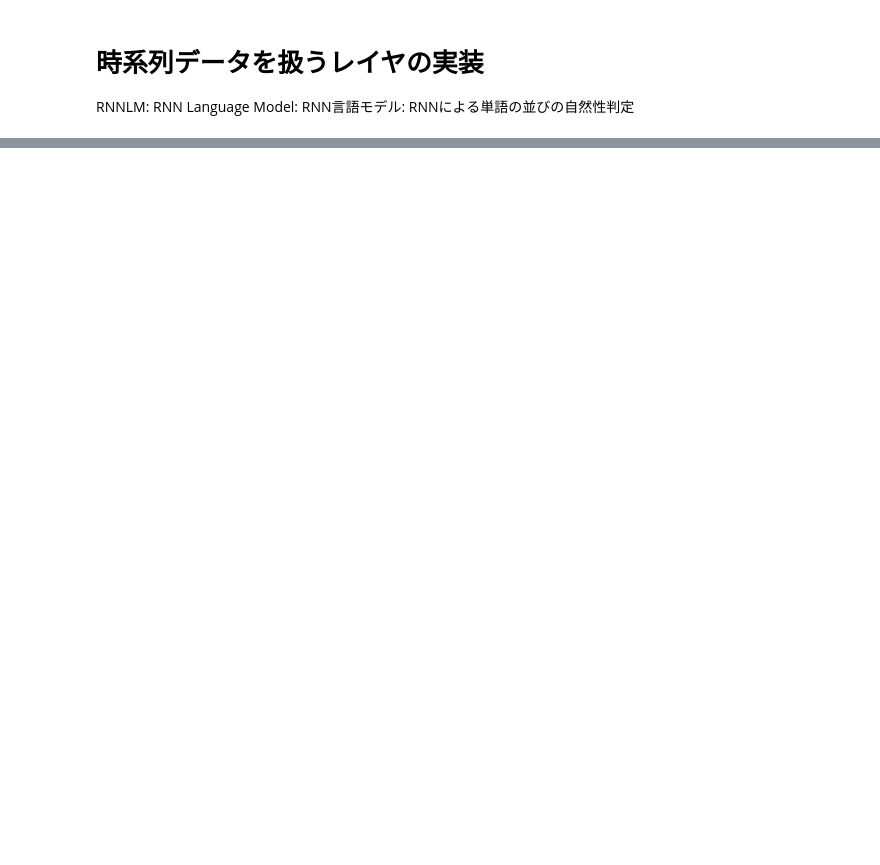
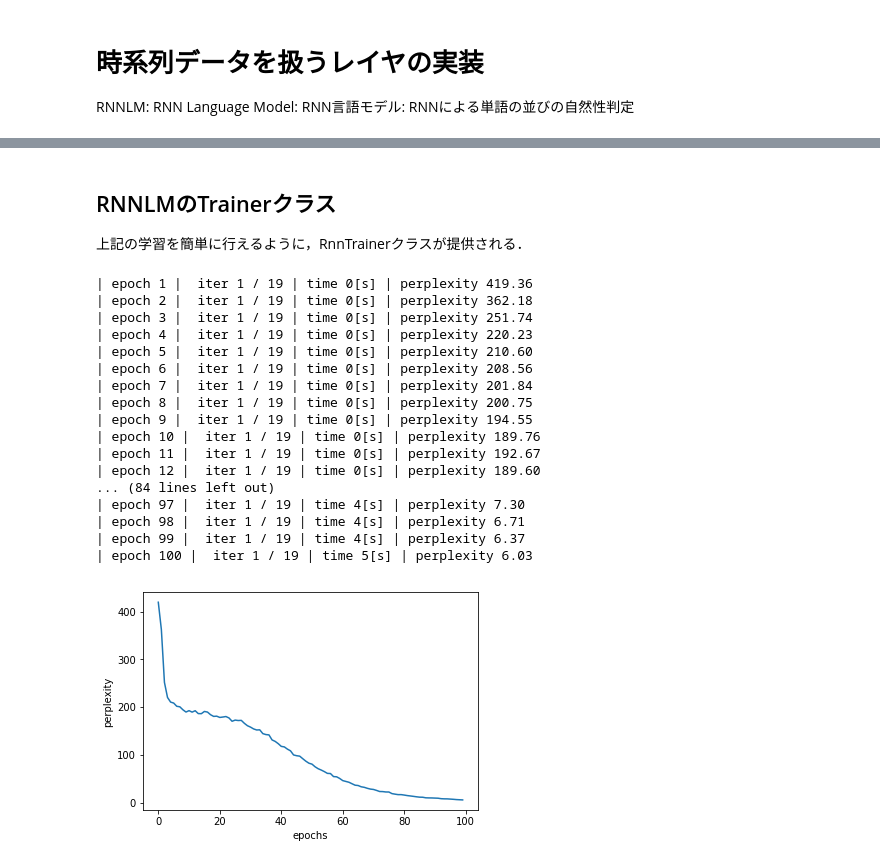
Before and after one commit to fuurin/DLFromScratch2, a Jupyter notebook: 5章 リカレントニューラルネットワーク(RNN).ipynb, the cells around one changed output, grey strips where cells are left out. Drawn from its saved outputs; the diff is of its cells as text; code cells hidden in the pictures; blank space fills up the shorter version.

```diff
--- a/5章 リカレントニューラルネットワーク(RNN).ipynb
+++ b/5章 リカレントニューラルネットワーク(RNN).ipynb
@@ -341,0 +576,34 @@ $w_t$ -> Embedding -> RNN -> Affine -> Softmax -> $y_t$となる
+# %% [markdown]
+## RNNLMのTrainerクラス
+上記の学習を簡単に行えるように，RnnTrainerクラスが提供される．
+# %%
+from common.trainer import RnnlmTrainer
+
+model = SimpleRnnlm(vocab_size, wordvec_size, hidden_size)
+optimizer = SGD(lr)
+trainer = RnnlmTrainer(model, optimizer)
+trainer.fit(xs, ts, max_epoch, batch_size, time_size)
+
+plt.plot(trainer.ppl_list)
+plt.xlabel("epochs")
+plt.ylabel('perplexity')
+plt.show()
+# %% [output]
+| epoch 1 |  iter 1 / 19 | time 0[s] | perplexity 419.36
+| epoch 2 |  iter 1 / 19 | time 0[s] | perplexity 362.18
+| epoch 3 |  iter 1 / 19 | time 0[s] | perplexity 251.74
+| epoch 4 |  iter 1 / 19 | time 0[s] | perplexity 220.23
+| epoch 5 |  iter 1 / 19 | time 0[s] | perplexity 210.60
+| epoch 6 |  iter 1 / 19 | time 0[s] | perplexity 208.56
+| epoch 7 |  iter 1 / 19 | time 0[s] | perplexity 201.84
+| epoch 8 |  iter 1 / 19 | time 0[s] | perplexity 200.75
+| epoch 9 |  iter 1 / 19 | time 0[s] | perplexity 194.55
+| epoch 10 |  iter 1 / 19 | time 0[s] | perplexity 189.76
+| epoch 11 |  iter 1 / 19 | time 0[s] | perplexity 192.67
+| epoch 12 |  iter 1 / 19 | time 0[s] | perplexity 189.60
+... (84 lines left out)
+| epoch 97 |  iter 1 / 19 | time 4[s] | perplexity 7.30
+| epoch 98 |  iter 1 / 19 | time 4[s] | perplexity 6.71
+| epoch 99 |  iter 1 / 19 | time 4[s] | perplexity 6.37
+| epoch 100 |  iter 1 / 19 | time 5[s] | perplexity 6.03
+[figure, added]
```
Also changed, not shown: parts of 13 cells of this notebook, 1 other file.
